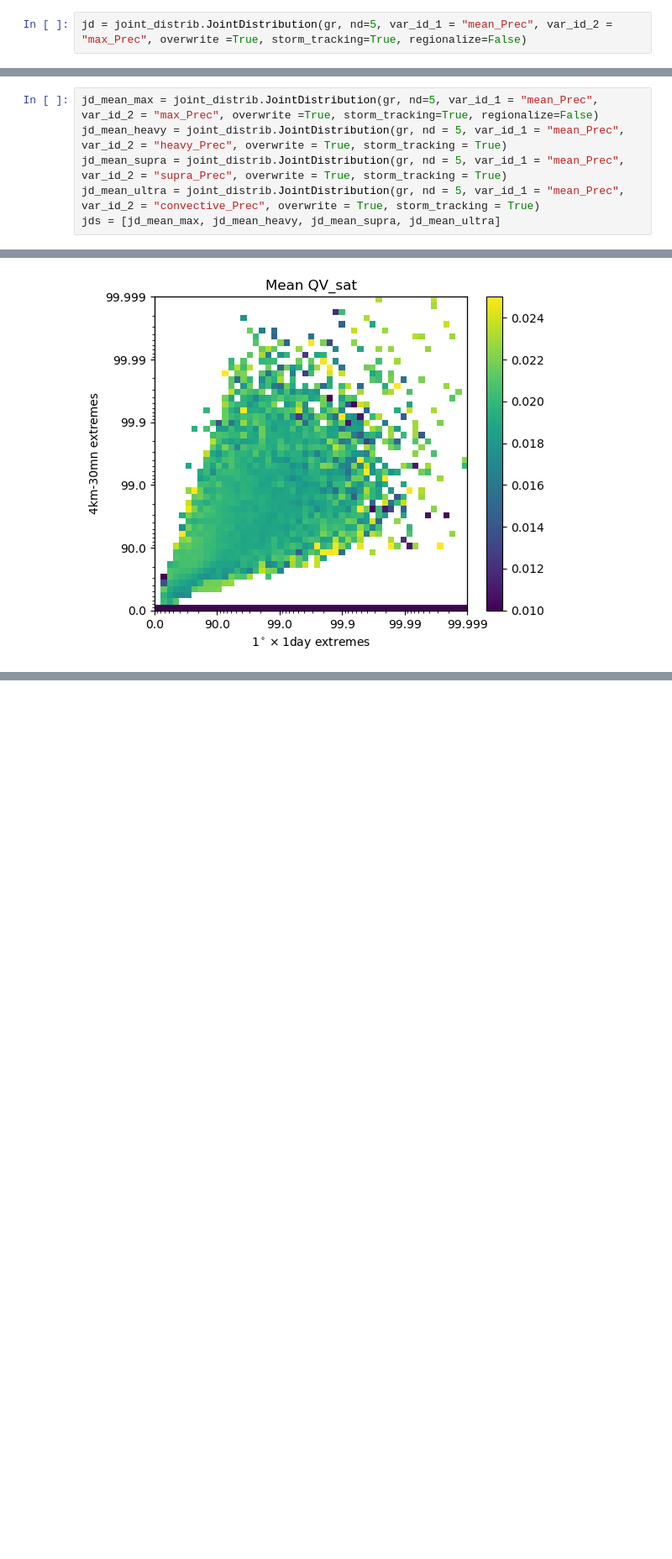
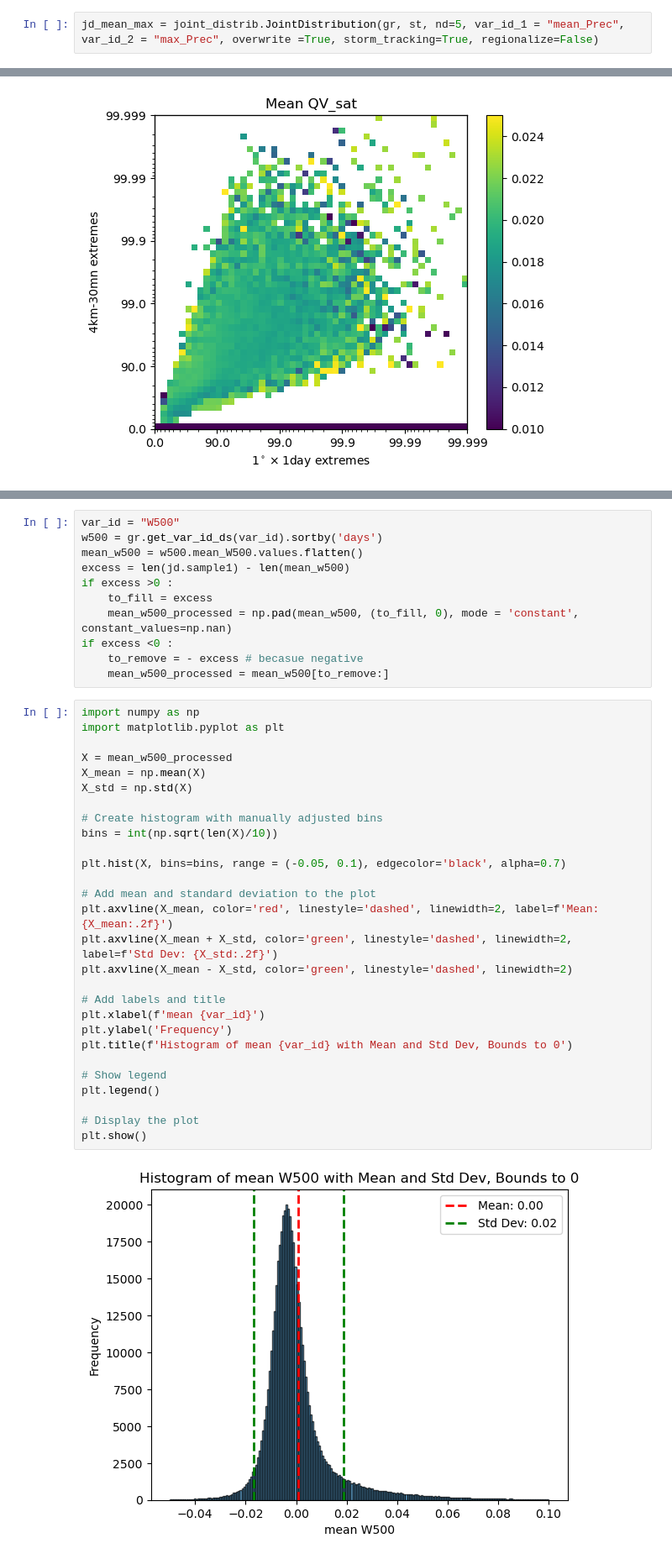
Before and after one commit to 19carenso/tempest, a Jupyter notebook: viz/sst.ipynb, the cells around one changed output, grey strips where cells are left out. Shown at 84% size. Cells and saved outputs as stored; diff of their text form; blank space fills up the shorter version.

Commit message:
new tf for new mcs and cond_prec news

```diff
--- a/viz/sst.ipynb
+++ b/viz/sst.ipynb
@@ -45,3 +41,3 @@ array(0.08744744)
 # %%
-jd = joint_distrib.JointDistribution(gr, nd=5, var_id_1 = "mean_Prec", var_id_2 = "max_Prec", overwrite =True, storm_tracking=True, regionalize=False)
+jd_mean_max = joint_distrib.JointDistribution(gr, st, nd=5, var_id_1 = "mean_Prec", var_id_2 = "max_Prec", overwrite =True, storm_tracking=True, regionalize=False)
 # %% [output]
@@ -54,8 +45,2 @@ Time elapsed for propagating all labels: 5.97 seconds
 # %% [markdown]
 ## Mean vs local_Prec
-# %%
-jd_mean_max = joint_distrib.JointDistribution(gr, nd=5, var_id_1 = "mean_Prec", var_id_2 = "max_Prec", overwrite =True, storm_tracking=True, regionalize=False)
-jd_mean_heavy = joint_distrib.JointDistribution(gr, nd = 5, var_id_1 = "mean_Prec", var_id_2 = "heavy_Prec", overwrite = True, storm_tracking = True)
-jd_mean_supra = joint_distrib.JointDistribution(gr, nd = 5, var_id_1 = "mean_Prec", var_id_2 = "supra_Prec", overwrite = True, storm_tracking = True)
-jd_mean_ultra = joint_distrib.JointDistribution(gr, nd = 5, var_id_1 = "mean_Prec", var_id_2 = "convective_Prec", overwrite = True, storm_tracking = True)
-jds = [jd_mean_max, jd_mean_heavy, jd_mean_supra, jd_mean_ultra]
@@ -259,0 +220,41 @@ array([0., 0., 0., 0., 0., 0., 0., 0., 0., 0., 0., 0., 0., 0., 0., 0., 0.,
+# %%
+var_id = "W500"
+w500 = gr.get_var_id_ds(var_id).sortby('days')
+mean_w500 = w500.mean_W500.values.flatten()
+excess = len(jd.sample1) - len(mean_w500)
+if excess >0 :
+    to_fill = excess
+    mean_w500_processed = np.pad(mean_w500, (to_fill, 0), mode = 'constant', constant_values=np.nan)
+if excess <0 :
+    to_remove = - excess # becasue negative
+    mean_w500_processed = mean_w500[to_remove:]
+# %%
+import numpy as np
+import matplotlib.pyplot as plt
+
+X = mean_w500_processed
+X_mean = np.mean(X)
+X_std = np.std(X)
+
+# Create histogram with manually adjusted bins
+bins = int(np.sqrt(len(X)/10))
+
+plt.hist(X, bins=bins, range = (-0.05, 0.1), edgecolor='black', alpha=0.7)
+
+# Add mean and standard deviation to the plot
+plt.axvline(X_mean, color='red', linestyle='dashed', linewidth=2, label=f'Mean: {X_mean:.2f}')
+plt.axvline(X_mean + X_std, color='green', linestyle='dashed', linewidth=2, label=f'Std Dev: {X_std:.2f}')
+plt.axvline(X_mean - X_std, color='green', linestyle='dashed', linewidth=2)
+
+# Add labels and title
+plt.xlabel(f'mean {var_id}')
+plt.ylabel('Frequency')
+plt.title(f'Histogram of mean {var_id} with Mean and Std Dev, Bounds to 0')
+
+# Show legend
+plt.legend()
+
+# Display the plot
+plt.show()
+# %% [output]
+[figure, added]
```
Also changed, not shown: parts of 12 cells of this notebook, 12 other files.
